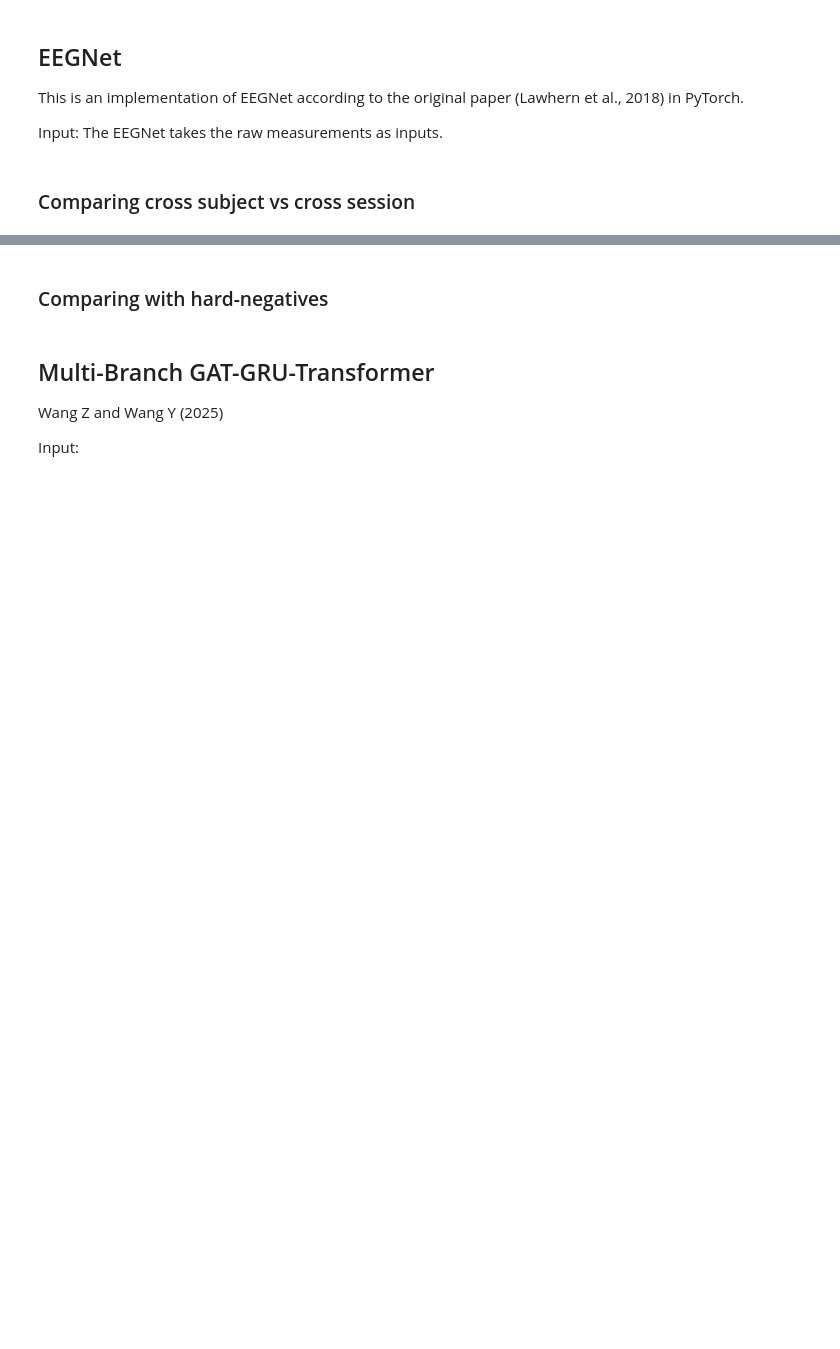
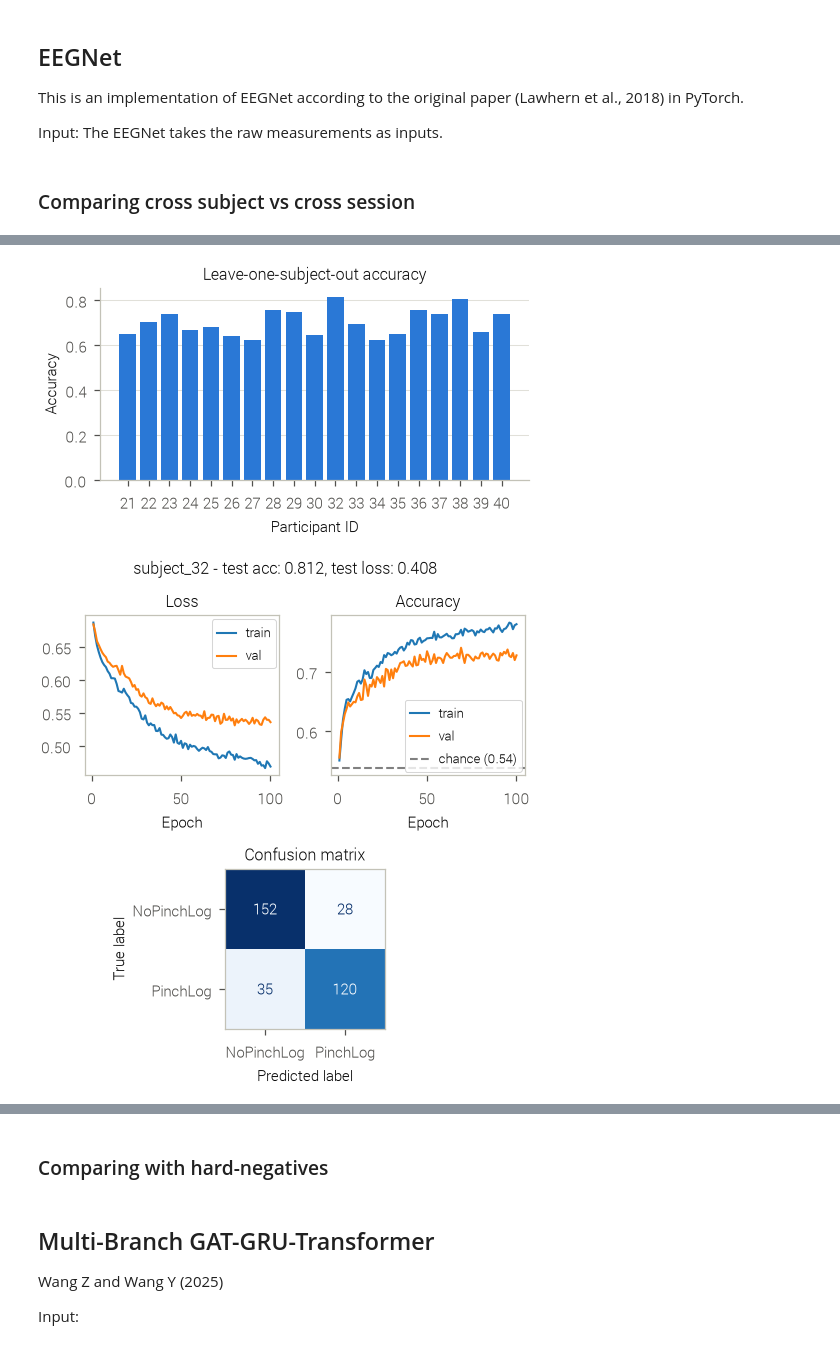
Before and after one commit to baeriswyln/VIBE, a Jupyter notebook: DataAnalysis/15_classification.ipynb, the cells around one changed output, grey strips where cells are left out. Saved outputs shown, nothing was run; the diff lists cells and outputs as text; code cells hidden in the pictures; blank space fills up the shorter version.

```diff
--- a/DataAnalysis/15_classification.ipynb
+++ b/DataAnalysis/15_classification.ipynb
@@ -522,7 +515,7 @@ def classify_general(data, fix_test_set=False, save_as=None):
 
     return train_eegnet(X_train, y_train, X_test, y_test, log_wandb=False, save_as=save_as, decim=EEGNET_DECIM), X_test.metadata
 
-def classify_cross_subject(data, leave_out='', ignore='', augment=False, fix_test_set=False):
+def classify_cross_subject(data, leave_out='', ignore='', augment=False, fix_test_set=False, save_as=None):
     train_subjects, test_subjects = train_test_split(data.metadata["subject"].unique().tolist())
     if leave_out != '':
         train_subjects = data.metadata["subject"].unique().tolist()
@@ -539,7 +532,7 @@ def classify_cross_subject(data, leave_out='', ignore='', augment=False, fix_tes
     else:
         test_epochs = query_epochs(data, f"subject in {test_subjects}")
 
-    return train_eegnet(train_epochs, train_epochs.metadata.EventType, test_epochs, test_epochs.metadata.EventType, log_wandb=False, n_epochs=100, augment=augment, decim=EEGNET_DECIM), test_epochs.metadata
+    return train_eegnet(train_epochs, train_epochs.metadata.EventType, test_epochs, test_epochs.metadata.EventType, log_wandb=False, n_epochs=100, augment=augment, decim=EEGNET_DECIM, save_as=save_as), test_epochs.metadata
 
 def classify_cross_session(data, fix_test_set=False):
     train_epochs = query_epochs(data, f"session == 'session_1'")
@@ -550,10 +543,13 @@ def classify_cross_session(data, fix_test_set=False):
 
     return train_eegnet(train_epochs, train_epochs.metadata.EventType, test_epochs, test_epochs.metadata.EventType, log_wandb=False, n_epochs=100, decim=EEGNET_DECIM), test_epochs.metadata
 
-def classify_leave_one_out(data, augment=False, fix_test_set=False):
+def classify_leave_one_out(data, augment=False, fix_test_set=False, save_as=None):
     results = {}
     for subject in data.metadata["subject"].unique().tolist():
-        result, meta = classify_cross_subject(data, leave_out=subject, augment=augment, fix_test_set=fix_test_set)
+        filename = None
+        if save_as is not None:
+            filename =  f'{save_as}_{subject}.pt2'
+        result, meta = classify_cross_subject(data, leave_out=subject, augment=augment, fix_test_set=fix_test_set, save_as=filename)
         results[subject] = {
             "result": result,
             "test_metadata": meta
@@ -576,8 +572,9 @@ def classify_leave_one_out_and_test_others(data):
     return results
 
 results_general, results_general_meta = run_cached("eegnet_general_run", lambda: classify_general(filtered_epochs_scaled), data_version=eegnet_version[ACTIVE_DATASET])
-results_filtered_general, results_filtered_general_meta = run_cached("eegnet_general_run", lambda: classify_general(filtered_light_epochs_scaled, save_as="out/fixed_model.pt2"), data_version=eegnet_version[EPOCH_DATASET_LIGHT_NAME])
+results_filtered_general, results_filtered_general_meta = run_cached("eegnet_light_general_run", lambda: classify_general(filtered_light_epochs_scaled, save_as="out/fixed_model.pt2"), data_version=eegnet_version[EPOCH_DATASET_LIGHT_NAME])
 results_cross_session, results_cross_session_meta = run_cached("eegnet_cross_session_run", lambda: classify_cross_session(filtered_epochs_scaled), data_version=eegnet_version[ACTIVE_DATASET])
+results_leave_one_out = run_cached("eegnet_leave_one_out_run_light", lambda: classify_leave_one_out(filtered_light_epochs_scaled, save_as='fixed'), data_version=eegnet_version[ACTIVE_DATASET])
 results_leave_one_out = run_cached("eegnet_leave_one_out_run", lambda: classify_leave_one_out(filtered_epochs_scaled), data_version=eegnet_version[ACTIVE_DATASET])
 results_leave_one_out1 = run_cached("eegnet_leave_one_out_gaze_run", lambda: classify_leave_one_out(filtered_epochs_gaze_scaled), data_version=eegnet_version[ACTIVE_DATASET])
 results_leave_one_out2 = run_cached("eegnet_leave_one_out_hinted_run", lambda: classify_leave_one_out(filtered_epochs_hinted_scaled), data_version=eegnet_version[ACTIVE_DATASET])
@@ -587,11 +584,12 @@ eegnet_leave_one_out_finger_run = run_cached("eegnet_leave_one_out_finger_run",
 
 # same but with robust dataset
 eegnet_robust_general_run, eegnet_robust_general_run_meta = run_cached("eegnet_robust_general_run", lambda: classify_general(filtered_robust_epochs_scaled, fix_test_set=True), data_version=eegnet_version[EPOCH_ROBUST_DATASET_NAME])
-eegnet_robust_light_general_run, eegnet_robust_light_general_run_meta = run_cached("eegnet_robust_light_general_run", lambda: classify_general(filtered_robust_light_epochs_scaled, fix_test_set=True, save_as="out/robust_model.pt2"), data_version=eegnet_version[EPOCH_ROBUST_LIGHT_DATASET_NAME])
-results_robust_cross_session, results_robust_cross_session_meta = run_cached("eegnet_robust_cross_session_run", lambda: classify_cross_session(filtered_robust_epochs_scaled, fix_test_set=True), data_version=eegnet_version[EPOCH_ROBUST_DATASET_NAME])
+# eegnet_robust_light_general_run, eegnet_robust_light_general_run_meta = run_cached("eegnet_robust_light_general_run", lambda: classify_general(filtered_robust_light_epochs_scaled, fix_test_set=True, save_as="out/robust_model.pt2"), data_version=eegnet_version[EPOCH_ROBUST_LIGHT_DATASET_NAME])
+# results_robust_cross_session, results_robust_cross_session_meta = run_cached("eegnet_robust_cross_session_run", lambda: classify_cross_session(filtered_robust_epochs_scaled, fix_test_set=True), data_version=eegnet_version[EPOCH_ROBUST_DATASET_NAME])
+results_robust_leave_one_out_light = run_cached("eegnet_robust_leave_one_out_run_light", lambda: classify_leave_one_out(filtered_robust_light_epochs_scaled, fix_test_set=True, save_as='robust'), data_version=eegnet_version[EPOCH_ROBUST_DATASET_NAME])
 results_robust_leave_one_out = run_cached("eegnet_robust_leave_one_out_run", lambda: classify_leave_one_out(filtered_robust_epochs_scaled, fix_test_set=True), data_version=eegnet_version[EPOCH_ROBUST_DATASET_NAME])
-results_robust_leave_one_out1 = run_cached("eegnet_robust_leave_one_out_gaze_run", lambda: classify_leave_one_out(robust_filtered_epochs_gaze_scaled, fix_test_set=True), data_version=eegnet_version[EPOCH_ROBUST_DATASET_NAME])
-results_robust_leave_one_out2 = run_cached("eegnet_robust_leave_one_out_hinted_run", lambda: classify_leave_one_out(robust_filtered_epochs_hinted_scaled, fix_test_set=True), data_version=eegnet_version[EPOCH_ROBUST_DATASET_NAME])
-results_robust_leave_one_out3 = run_cached("eegnet_robust_leave_one_out_ignored_run", lambda: classify_leave_one_out(robust_filtered_epochs_ignored_scaled, fix_test_set=True), data_version=eegnet_version[EPOCH_ROBUST_DATASET_NAME])
-eegnet_robust_leave_one_out_run = run_cached("eegnet_robust_leave_one_out_finger_run", lambda: classify_leave_one_out(robust_filtered_epochs_fingermovement_scaled, fix_test_set=True), data_version=eegnet_version[EPOCH_ROBUST_DATASET_NAME])
+# results_robust_leave_one_out1 = run_cached("eegnet_robust_leave_one_out_gaze_run", lambda: classify_leave_one_out(robust_filtered_epochs_gaze_scaled, fix_test_set=True), data_version=eegnet_version[EPOCH_ROBUST_DATASET_NAME])
+# results_robust_leave_one_out2 = run_cached("eegnet_robust_leave_one_out_hinted_run", lambda: classify_leave_one_out(robust_filtered_epochs_hinted_scaled, fix_test_set=True), data_version=eegnet_version[EPOCH_ROBUST_DATASET_NAME])
+# results_robust_leave_one_out3 = run_cached("eegnet_robust_leave_one_out_ignored_run", lambda: classify_leave_one_out(robust_filtered_epochs_ignored_scaled, fix_test_set=True), data_version=eegnet_version[EPOCH_ROBUST_DATASET_NAME])
+# eegnet_robust_leave_one_out_run = run_cached("eegnet_robust_leave_one_out_finger_run", lambda: classify_leave_one_out(robust_filtered_epochs_fingermovement_scaled, fix_test_set=True), data_version=eegnet_version[EPOCH_ROBUST_DATASET_NAME])
 # %% [output]
@@ -637,18 +615,23 @@ Confusion matrix (rows = true, cols = predicted):
 # %%
 def plot_leave_one_out_run(results):
     fig, ax = plt.subplots(figsize=(COL_W, 1.9), layout="constrained")
     ax.bar([subject_id(s) for s in results], [result['result']['test_accuracy'] for result in results.values()],
            color=CAT_COLORS[0])
     ax.set_xlabel("Participant ID")
     ax.set_ylabel("Accuracy")
     ax.set_title("Leave-one-subject-out accuracy")
+    ax.yaxis.grid(True)
+    ax.set_axisbelow(True)
     clean_axes(ax)
     plt.show()
 
     best_subject = max(results, key=lambda k: results[k]['result']['test_accuracy'])
     worst_subject = min(results, key=lambda k: results[k]['result']['test_accuracy'])
 
     plot_run(results[best_subject]['result'], run_name=best_subject)
     plot_run(results[worst_subject]['result'], run_name=worst_subject)
 
-# plot_leave_one_out_run(results_leave_one_out)
+plot_leave_one_out_run(results_leave_one_out)
+# %% [output]
+[figure, added]
+[figure, added]
```
Also changed, not shown: parts of 21 cells of this notebook, 14 other files.
